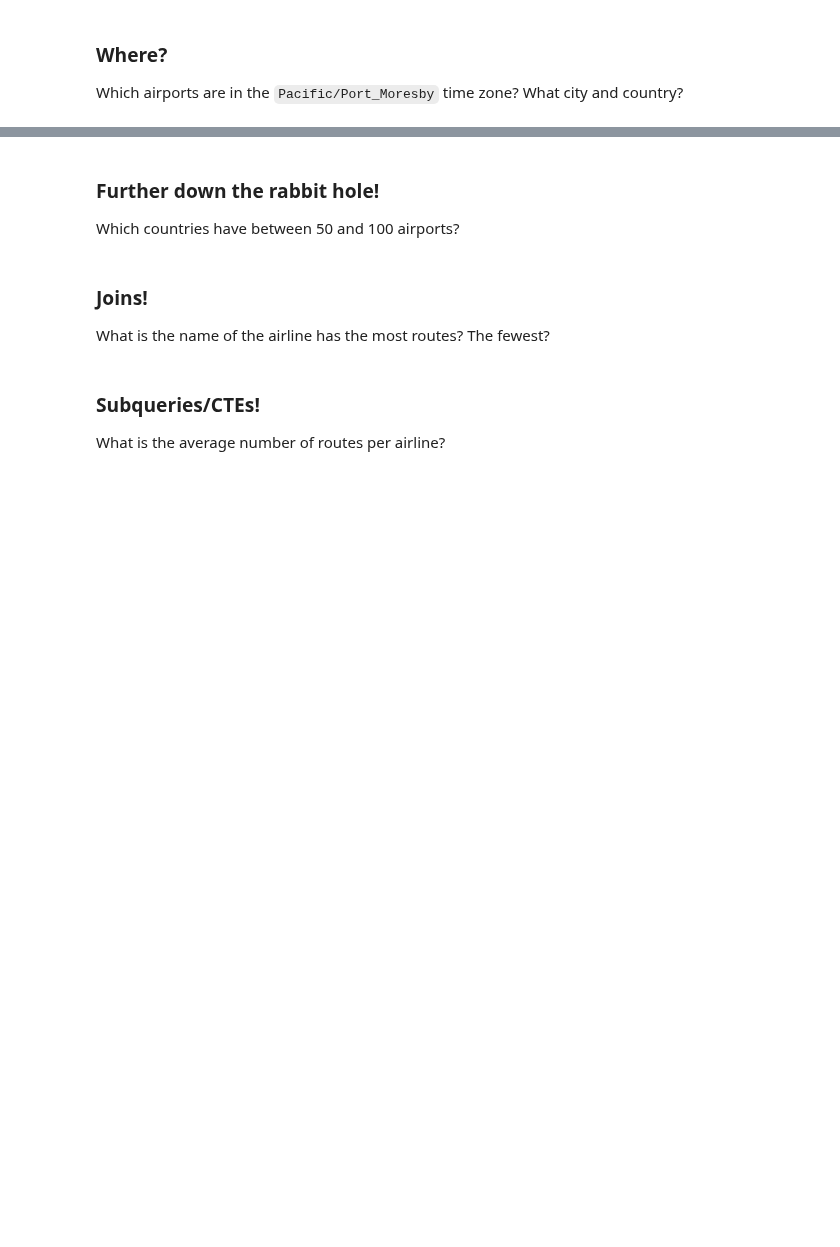
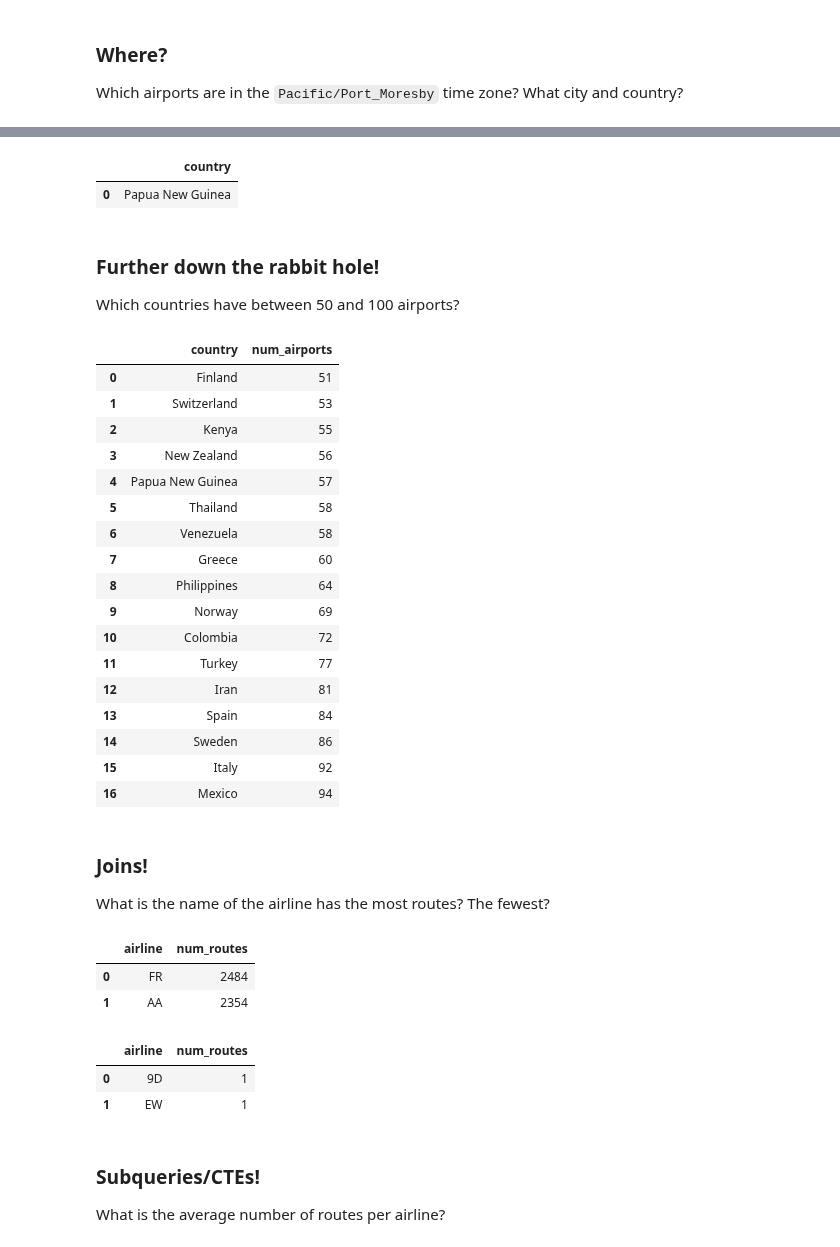
Before and after one commit to mccafj/DS-Live-091922, a Jupyter notebook: Phase3/SQL_stand_up1.ipynb, the cells around one changed output, grey strips where cells are left out. Drawn from its saved outputs; the diff is of its cells as text; code cells hidden in the pictures; blank space fills up the shorter version.

```diff
--- a/Phase3/SQL_stand_up1.ipynb
+++ b/Phase3/SQL_stand_up1.ipynb
@@ -47,11 +178,85 @@ Which airports are in the `Pacific/Port_Moresby` time zone? What city and countr
+# %%
+# Only one country in that TimeZone
+pd.read_sql("""
+
+SELECT country
+FROM airports
+WHERE timezone == "Pacific/Port_Moresby"
+GROUP BY country
+
+""", con)
+# %% [output]
+|  | country |
+| 0 | Papua New Guinea |
 # %% [markdown]
 ### Further down the rabbit hole!
 
 Which countries have between 50 and 100 airports?
+# %%
+pd.read_sql("""
+
+SELECT country, COUNT () as num_airports
+FROM airports
+GROUP BY country
+    HAVING num_airports BETWEEN 50 AND 100
+ORDER BY num_airports
+
+""", con)
+# %% [output]
+|  | country | num_airports |
+| 0 | Finland | 51 |
+| 1 | Switzerland | 53 |
+| 2 | Kenya | 55 |
+| 3 | New Zealand | 56 |
+| 4 | Papua New Guinea | 57 |
+| 5 | Thailand | 58 |
+| 6 | Venezuela | 58 |
+| 7 | Greece | 60 |
+| 8 | Philippines | 64 |
+| 9 | Norway | 69 |
+| 10 | Colombia | 72 |
+| 11 | Turkey | 77 |
+| 12 | Iran | 81 |
+| 13 | Spain | 84 |
+| 14 | Sweden | 86 |
+| 15 | Italy | 92 |
+| 16 | Mexico | 94 |
 # %% [markdown]
 ### Joins!
 
 What is the name of the airline has the most routes? The fewest?
+# %%
+# Airline with the most routes.  But no join needed?
+
+pd.read_sql("""
+
+SELECT airline, COUNT () as num_routes
+FROM routes
+GROUP BY airline
+ORDER BY num_routes DESC
+LIMIT 2
+
+""", con)
+# %% [output]
+|  | airline | num_routes |
+| 0 | FR | 2484 |
+| 1 | AA | 2354 |
+# %%
+#Airlines with fewest routes
+
+pd.read_sql("""
+
+SELECT airline, COUNT () as num_routes
+FROM routes
+GROUP BY airline
+    HAVING num_routes == 1
+ORDER BY num_routes
+
+""", con)
+# %% [output]
+|  | airline | num_routes |
+| 0 | 9D | 1 |
+| 1 | EW | 1 |
 # %% [markdown]
 ### Subqueries/CTEs!
 
```
Also changed, not shown: parts of 10 cells of this notebook, 2 other files.
